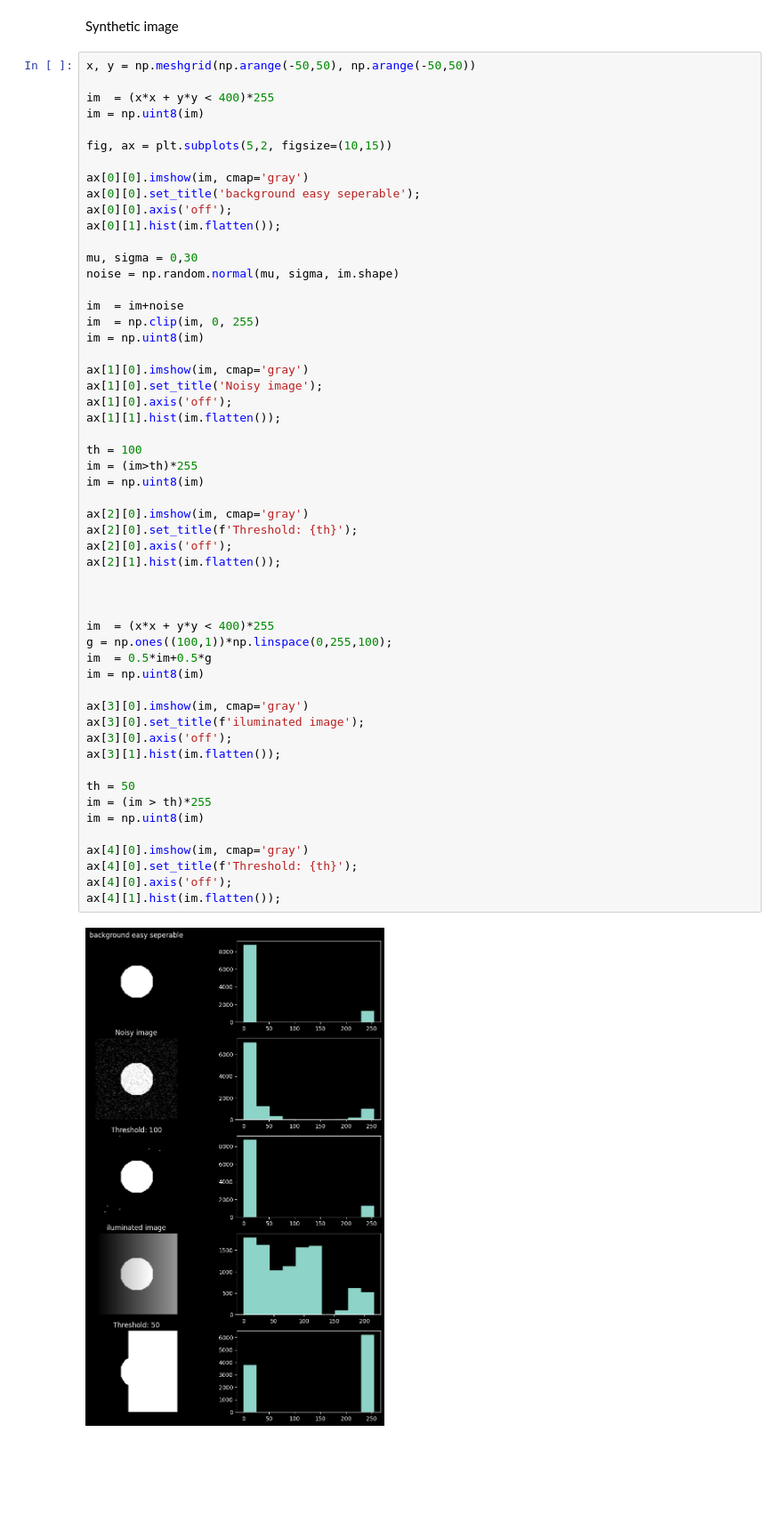
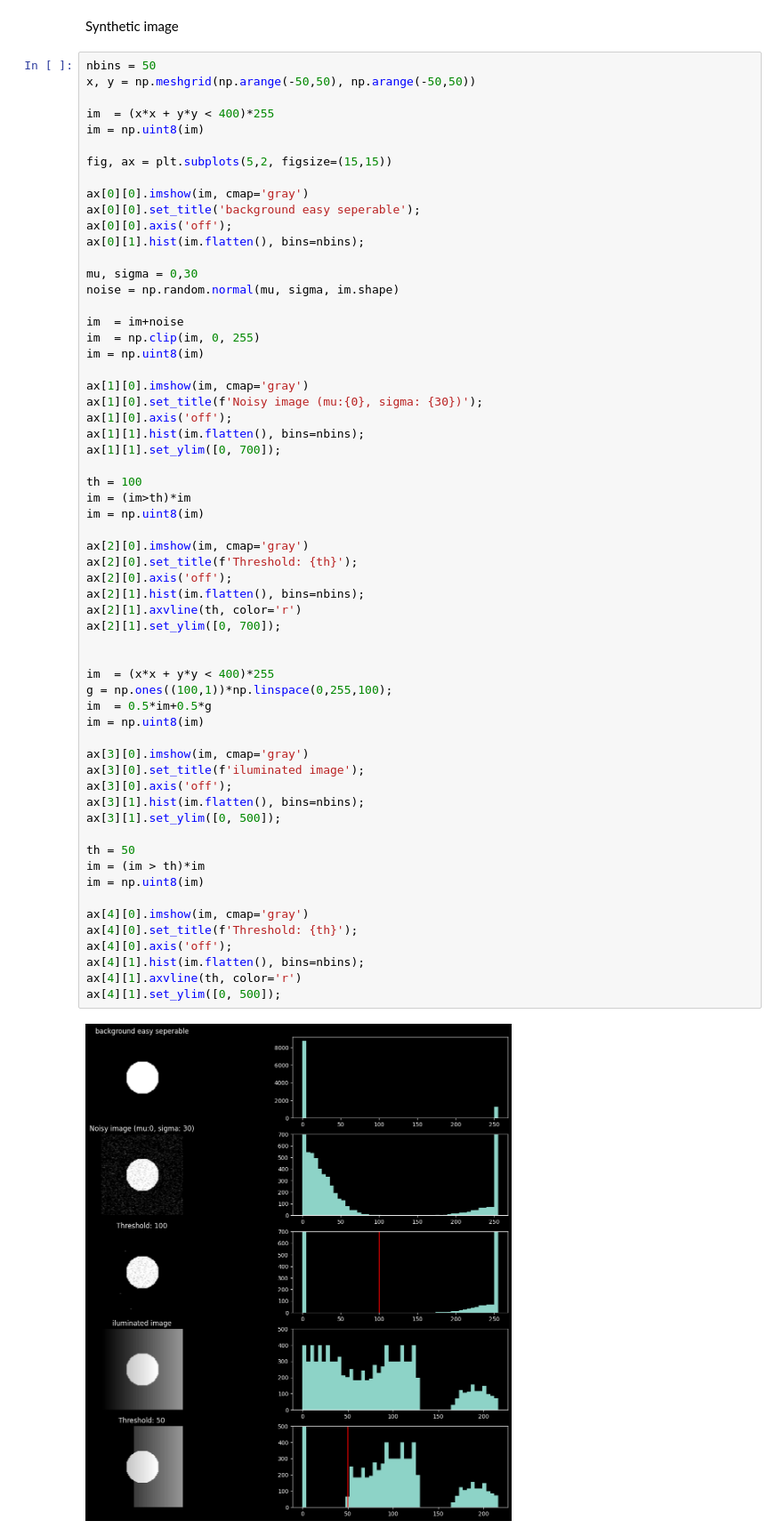
Before and after one commit to leinaxd/NOTES, a Jupyter notebook: digital_image_processing/notebooks/12a_thresholding.ipynb, the cells around one changed output. Shown at 89% size. Cells and saved outputs as stored; diff of their text form; blank space fills up the shorter version.

```diff
--- a/digital_image_processing/notebooks/12a_thresholding.ipynb
+++ b/digital_image_processing/notebooks/12a_thresholding.ipynb
@@ -65,17 +87,18 @@ ax[1][2].set_xlim([0, 255]);
 # %% [markdown]
 Synthetic image
 # %%
+nbins = 50
 x, y = np.meshgrid(np.arange(-50,50), np.arange(-50,50))
 
 im  = (x*x + y*y < 400)*255
 im = np.uint8(im)
 
-fig, ax = plt.subplots(5,2, figsize=(10,15))
+fig, ax = plt.subplots(5,2, figsize=(15,15))
 
 ax[0][0].imshow(im, cmap='gray')
 ax[0][0].set_title('background easy seperable');
 ax[0][0].axis('off');
-ax[0][1].hist(im.flatten());
+ax[0][1].hist(im.flatten(), bins=nbins);
 
 mu, sigma = 0,30
 noise = np.random.normal(mu, sigma, im.shape)
@@ -84,39 +107,44 @@ im  = im+noise
 im  = np.clip(im, 0, 255)
 im = np.uint8(im)
 
 ax[1][0].imshow(im, cmap='gray')
-ax[1][0].set_title('Noisy image');
+ax[1][0].set_title(f'Noisy image (mu:{0}, sigma: {30})');
 ax[1][0].axis('off');
-ax[1][1].hist(im.flatten());
+ax[1][1].hist(im.flatten(), bins=nbins);
+ax[1][1].set_ylim([0, 700]);
 
 th = 100
-im = (im>th)*255
+im = (im>th)*im
 im = np.uint8(im)
 
 ax[2][0].imshow(im, cmap='gray')
 ax[2][0].set_title(f'Threshold: {th}');
 ax[2][0].axis('off');
-ax[2][1].hist(im.flatten());
-
+ax[2][1].hist(im.flatten(), bins=nbins);
+ax[2][1].axvline(th, color='r')
+ax[2][1].set_ylim([0, 700]);
 
 
 im  = (x*x + y*y < 400)*255
 g = np.ones((100,1))*np.linspace(0,255,100);
 im  = 0.5*im+0.5*g
 im = np.uint8(im)
 
 ax[3][0].imshow(im, cmap='gray')
 ax[3][0].set_title(f'iluminated image');
 ax[3][0].axis('off');
-ax[3][1].hist(im.flatten());
+ax[3][1].hist(im.flatten(), bins=nbins);
+ax[3][1].set_ylim([0, 500]);
 
 th = 50
-im = (im > th)*255
+im = (im > th)*im
 im = np.uint8(im)
 
 ax[4][0].imshow(im, cmap='gray')
 ax[4][0].set_title(f'Threshold: {th}');
 ax[4][0].axis('off');
-ax[4][1].hist(im.flatten());
+ax[4][1].hist(im.flatten(), bins=nbins);
+ax[4][1].axvline(th, color='r')
+ax[4][1].set_ylim([0, 500]);
 # %% [output]
-[figure, old version]
+[figure, new version]
```
Also changed, not shown: parts of 4 cells of this notebook.
